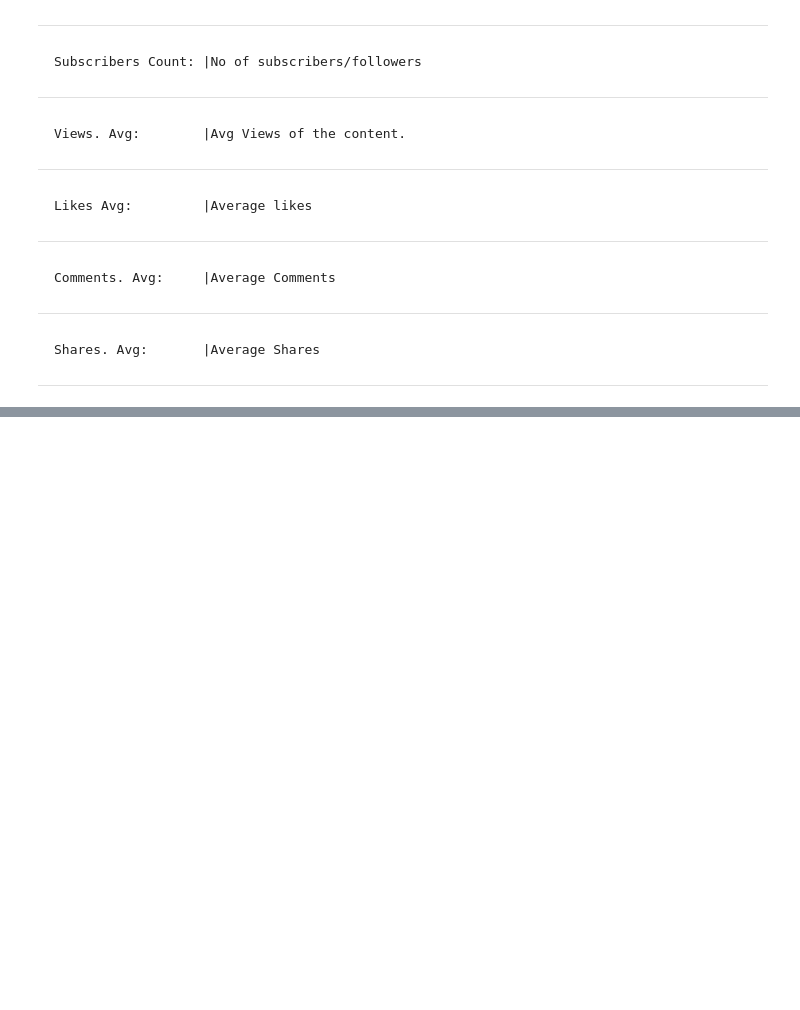
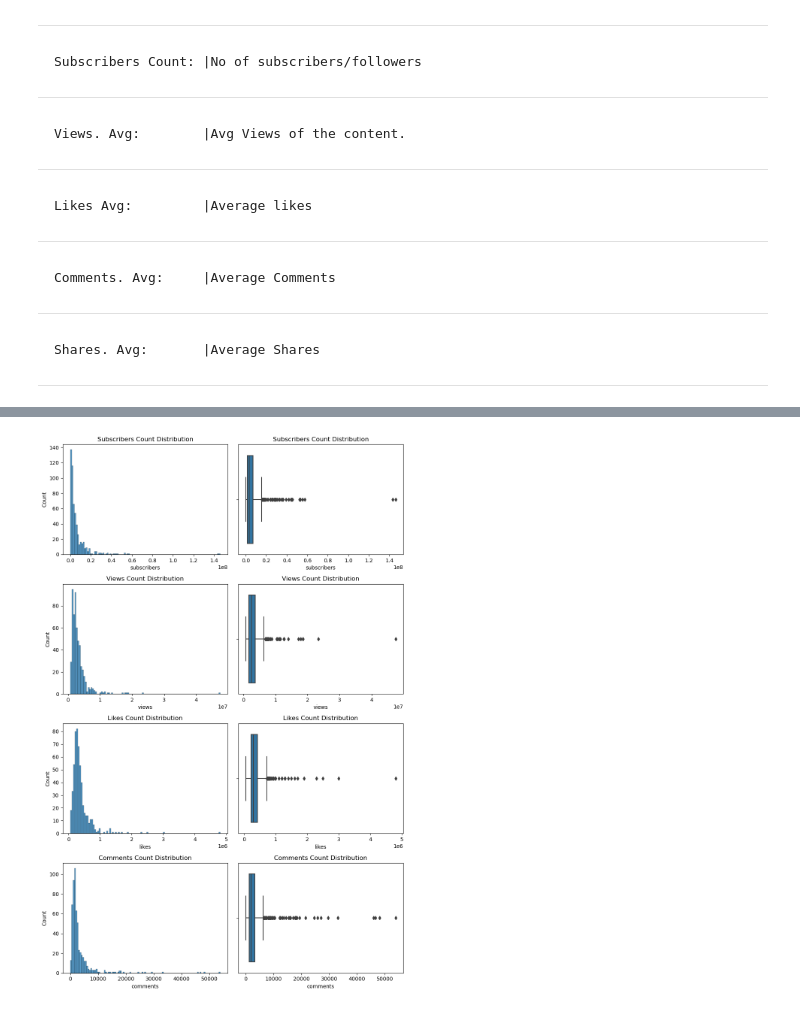
Before and after one commit to adriananuncio/individual_project, a Jupyter notebook: final_notebook.ipynb, the cells around one changed output, grey strips where cells are left out. Saved outputs shown, nothing was run; the diff lists cells and outputs as text; code cells hidden in the pictures; blank space fills up the shorter version.

```diff
--- a/final_notebook.ipynb
+++ b/final_notebook.ipynb
@@ -38,0 +66,3 @@ __Data Dictionary:__
+# %%
+# import data set using csv file
+df = wrangle.import_df('top_1000_tiktokers.csv')
@@ -38,0 +99,3 @@ __Data Dictionary:__
+# %%
+df = wrangle.prep_data(df)
+df.head()
@@ -38,0 +111,3 @@ __Data Dictionary:__
+# %%
+X_train, y_train, X_validate, y_validate, X_test, y_test = wrangle.train_validate_test(df, 'engagement')
+X_train.head()
@@ -38,0 +121,4 @@ __Data Dictionary:__
+# %%
+visuals.var_distributions(X_train)
+# %% [output]
+[figure, added]
```
Also changed, not shown: parts of 32 cells of this notebook, 2 other files.
